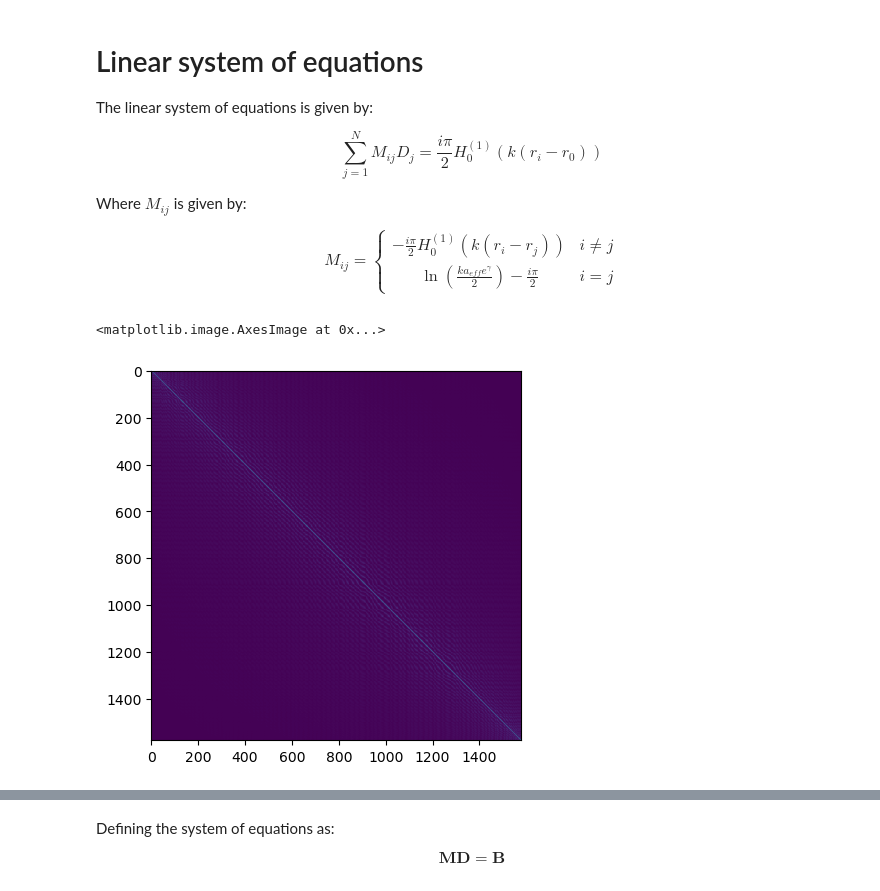
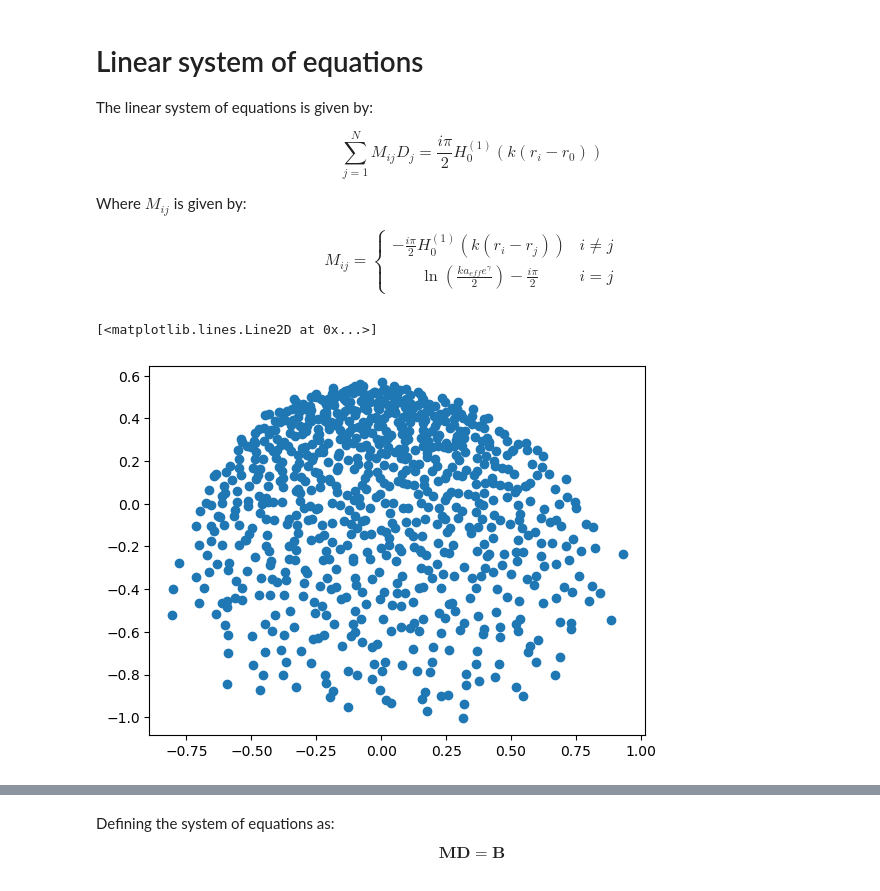
Before and after one commit to pfargas/Disordered-Quantum-Gases, a Jupyter notebook: computations.ipynb, the cells around one changed output, grey strips where cells are left out. Drawn from its saved outputs; the diff is of its cells as text; code cells hidden in the pictures.

```diff
--- a/computations.ipynb
+++ b/computations.ipynb
@@ -136,9 +136,9 @@ Where $M_{ij}$ is given by:
 $$M_{ij}=\left \{\begin{matrix}-\frac{i\pi}{2}H_0^{(1)}(k(r_i-r_j))& i\neq j\\\ln{\left(\frac{ka_{eff}e^\gamma}{2}\right)}-\frac{i\pi}{2} & i=j\end{matrix}\right.$$
 # %%
 m_matrix = np.zeros((len(X_dispersors), len(Y_dispersors)), dtype=np.complex128)
-energy = 0.1
+energy = 1
 d=1
-a_eff = 10
+a_eff = 2.2
 k=np.sqrt(2*energy)/d
 
 gamma_euler = 0.57721566490153286060
@@ -150,7 +150,33 @@ for i, (x, y) in enumerate(zip(X_dispersors, Y_dispersors)):
         else:
             m_matrix[i, j] = -1j*np.pi/4*hankel1(0, k*np.sqrt((x-x_prime)**2+(y-y_prime)**2))
 
-plt.imshow(np.abs(m_matrix), cmap='viridis')
+# plt.imshow(np.abs(m_matrix), cmap='viridis')
-# %% [output]
-<matplotlib.image.AxesImage at 0x...>
-[figure, removed]
+# %%
+def generate_diag_off_diag_matrices(k, a_eff, X_dispersors, Y_dispersors):
+    diagonal_terms = np.zeros((len(X_dispersors), len(Y_dispersors)), dtype=np.complex128)
+    off_diagonal_terms = np.zeros((len(X_dispersors), len(Y_dispersors)), dtype=np.complex128)
+
+    for i, (x, y) in enumerate(zip(X_dispersors, Y_dispersors)):
+        for j, (x_prime, y_prime) in enumerate(zip(X_dispersors, Y_dispersors)):
+            if i == j:
+                diagonal_terms[i, j] = np.log(k*a_eff*np.exp(gamma_euler))-1j*np.pi/2
+            else:
+                off_diagonal_terms[i, j] = -1j*np.pi/2*hankel1(0, k*np.sqrt((x-x_prime)**2+(y-y_prime)**2))
+    return diagonal_terms, off_diagonal_terms
+
+diagonal_terms = np.zeros((len(X_dispersors), len(Y_dispersors)), dtype=np.complex128)
+off_diagonal_terms = np.zeros((len(X_dispersors), len(Y_dispersors)), dtype=np.complex128)
+
+for i, (x, y) in enumerate(zip(X_dispersors, Y_dispersors)):
+    for j, (x_prime, y_prime) in enumerate(zip(X_dispersors, Y_dispersors)):
+        if i == j:
+            diagonal_terms[i, j] = np.log(k*a_eff*np.exp(gamma_euler))-1j*np.pi/2
+        else:
+            off_diagonal_terms[i, j] = -1j*np.pi/4*hankel1(0, k*np.sqrt((x-x_prime)**2+(y-y_prime)**2))
+# %%
+off_diagonal_eigvals, off_diagonal_eigvecs = np.linalg.eig(off_diagonal_terms)
+
+plt.plot(np.real(off_diagonal_eigvals), np.imag(off_diagonal_eigvals), 'o')
+# %% [output]
+[<matplotlib.lines.Line2D at 0x...>]
+[figure, added]
```
Also changed, not shown: parts of 7 cells of this notebook, 2 other files.
